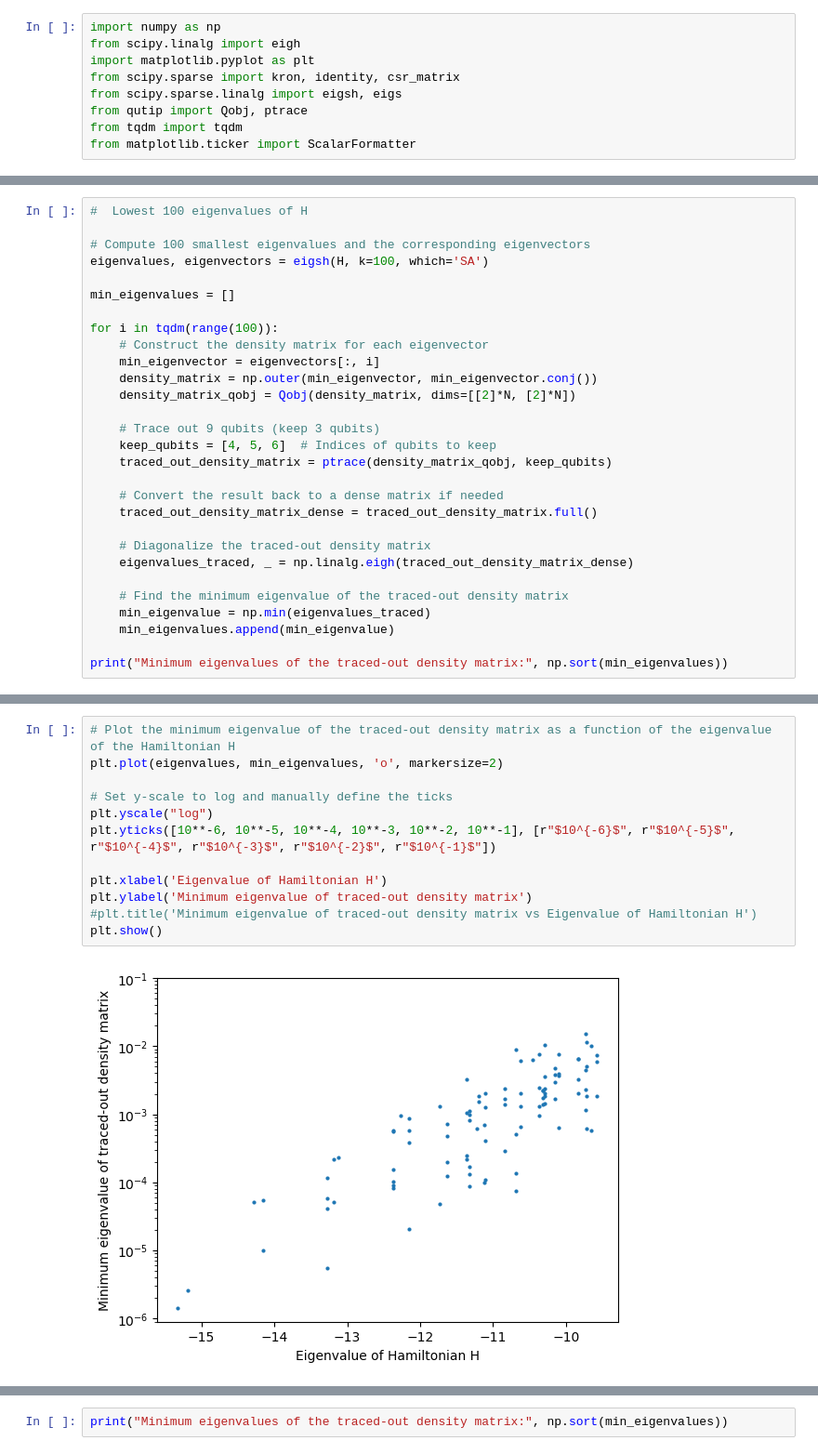
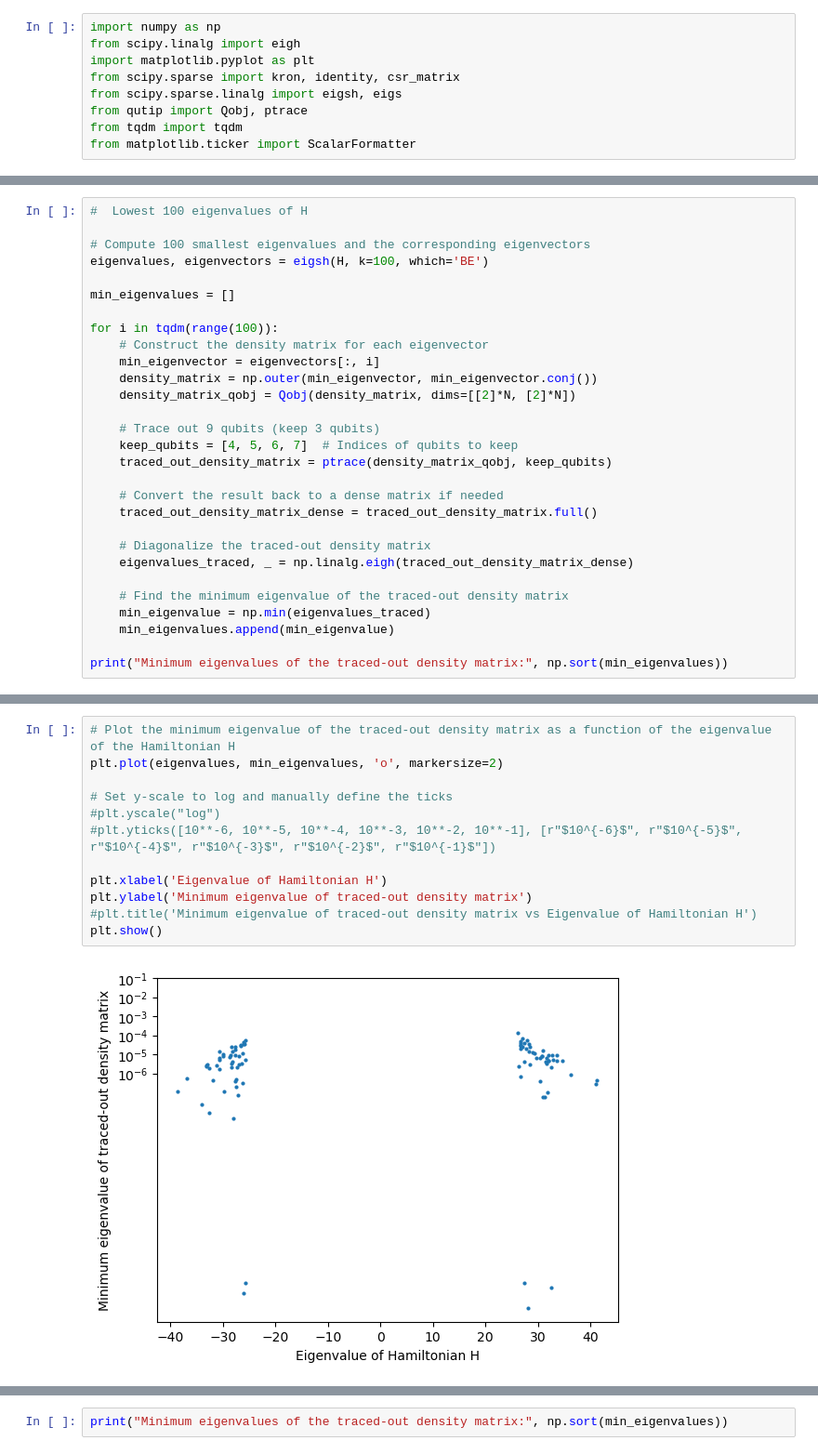
Before and after one commit to ofeypolv/frh, a Jupyter notebook: icosahedral.ipynb, the cells around one changed output, grey strips where cells are left out. Shown at 93% size. Drawn from its saved outputs; the diff is of its cells as text.

```diff
--- a/icosahedral.ipynb
+++ b/icosahedral.ipynb
@@ -194,7 +228,7 @@ Minimum eigenvalue: 1.424490040821895e-06
 #  Lowest 100 eigenvalues of H
 
 # Compute 100 smallest eigenvalues and the corresponding eigenvectors
-eigenvalues, eigenvectors = eigsh(H, k=100, which='SA')
+eigenvalues, eigenvectors = eigsh(H, k=100, which='BE')
 
 min_eigenvalues = []
 
@@ -205,7 +239,7 @@ for i in tqdm(range(100)):
     density_matrix_qobj = Qobj(density_matrix, dims=[[2]*N, [2]*N])
 
     # Trace out 9 qubits (keep 3 qubits)
-    keep_qubits = [4, 5, 6]  # Indices of qubits to keep
+    keep_qubits = [4, 5, 6, 7]  # Indices of qubits to keep
     traced_out_density_matrix = ptrace(density_matrix_qobj, keep_qubits)
 
     # Convert the result back to a dense matrix if needed
@@ -224,17 +274,17 @@ Minimum eigenvalues of the traced-out density matrix: [1.424490040834912e-06, 2.
 # %%
 # Plot the minimum eigenvalue of the traced-out density matrix as a function of the eigenvalue of the Hamiltonian H
 plt.plot(eigenvalues, min_eigenvalues, 'o', markersize=2)
 
 # Set y-scale to log and manually define the ticks
-plt.yscale("log")
-plt.yticks([10**-6, 10**-5, 10**-4, 10**-3, 10**-2, 10**-1], [r"$10^{-6}$", r"$10^{-5}$", r"$10^{-4}$", r"$10^{-3}$", r"$10^{-2}$", r"$10^{-1}$"])
+#plt.yscale("log")
+#plt.yticks([10**-6, 10**-5, 10**-4, 10**-3, 10**-2, 10**-1], [r"$10^{-6}$", r"$10^{-5}$", r"$10^{-4}$", r"$10^{-3}$", r"$10^{-2}$", r"$10^{-1}$"])
 
 plt.xlabel('Eigenvalue of Hamiltonian H')
 plt.ylabel('Minimum eigenvalue of traced-out density matrix')
 #plt.title('Minimum eigenvalue of traced-out density matrix vs Eigenvalue of Hamiltonian H')
 plt.show()
 # %% [output]
-[figure, old version]
+[figure, new version]
 # %%
 # All eigenvalues of H
 
```
Also changed, not shown: parts of 7 cells of this notebook.
